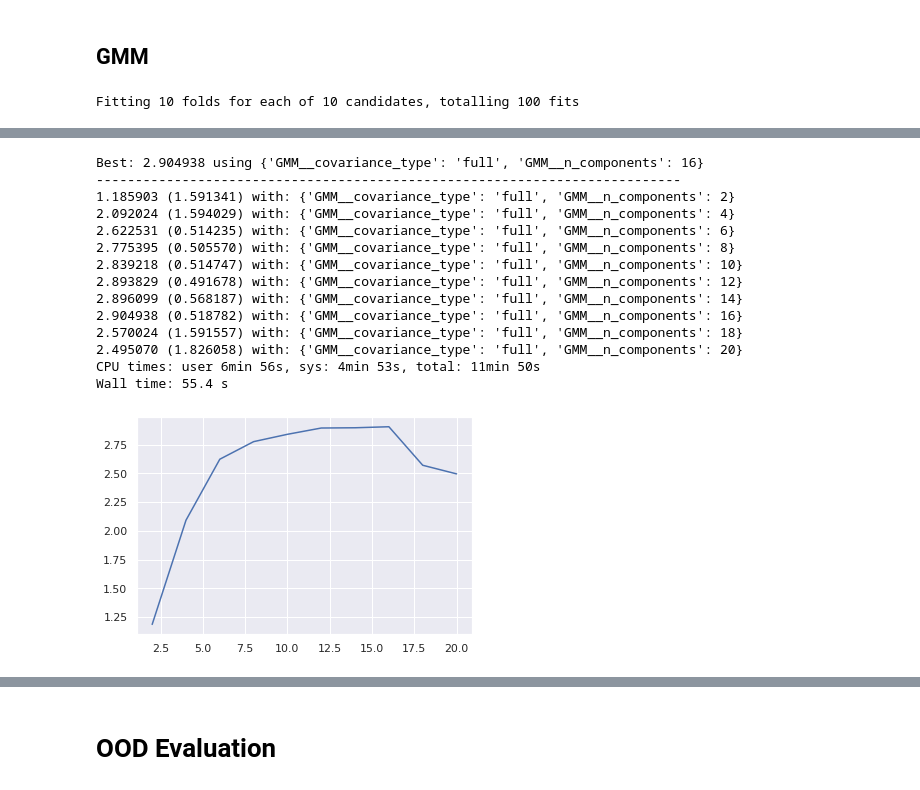
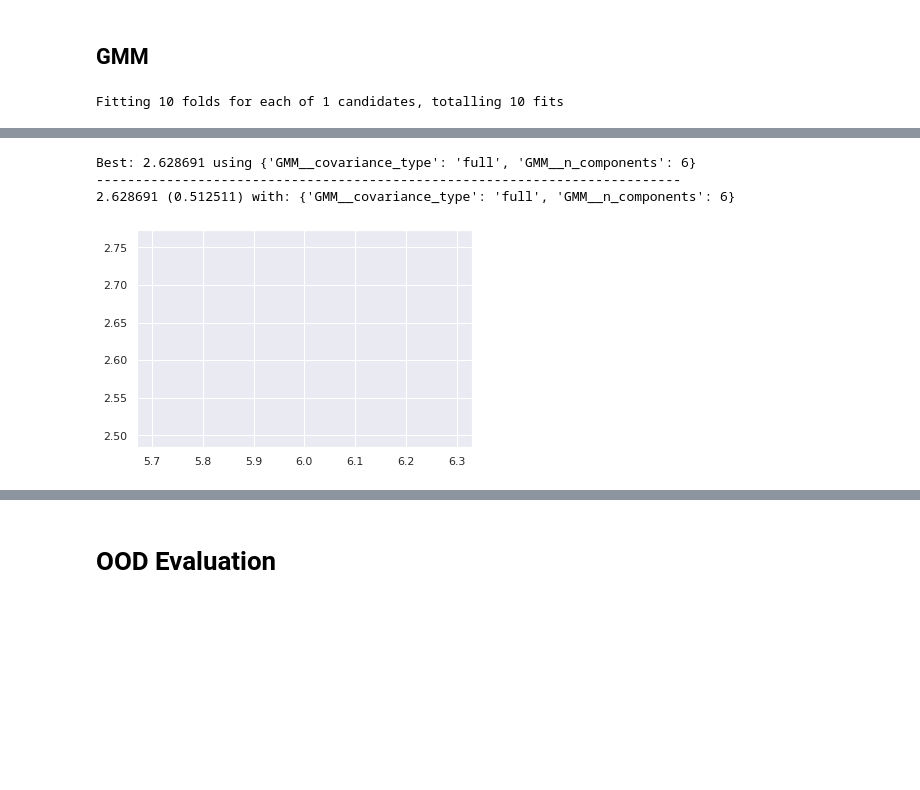
Before and after one commit to ahsanMah/NCSN-TF2.0, a Jupyter notebook: score_exploration/brain/ood_analysis.ipynb, the cells around one changed output, grey strips where cells are left out. Drawn from its saved outputs; the diff is of its cells as text; code cells hidden in the pictures; blank space fills up the shorter version.

```diff
--- a/score_exploration/brain/ood_analysis.ipynb
+++ b/score_exploration/brain/ood_analysis.ipynb
@@ -136,7 +138,7 @@ def load_outlier_data(age="1year"):
 min_size = 900
 x_outliers = []
 outlier_datasets = []
-ages = ["1year", "2year", "4year", "6year"]
+ages = ["1year", "2year", "4year", "6year", "8year", "10year"]
 for age in ages[0:]:
     x_outlier, test_size = load_outlier_data(age)
     print(age, test_size)
@@ -197,3 +201,7 @@ outlier_norms = [weighted_norm(scores) for scores in outlier_dists]
 # %% [output]
 CPU times: user 1min 9s, sys: 55.9 s, total: 2min 5s
 Wall time: 3min 22s
+# %%
+%%time
+outlier_dists_8_10 = [compute_scores(model, ood) for ood in outlier_datasets[-2:]]
+outlier_norms_8_10 = [weighted_norm(scores) for scores in outlier_dists_8_10]
@@ -204,3 +221,7 @@ for name, ood in zip(ages, outlier_norms):
 score_dict.keys()
 # %% [output]
 dict_keys(['train', 'test', '1year', '2year', '4year', '6year'])
+# %%
+score_dict["8year"] = outlier_norms_8_10[0].numpy()
+score_dict["10year"] = outlier_norms_8_10[1].numpy()
+score_dict.keys()
@@ -207,3 +230,6 @@ dict_keys(['train', 'test', '1year', '2year', '4year', '6year'])
 # %%
-with open("brain_scores.p", "wb") as f:
-    pickle.dump(score_dict, f)
+# with open("brain_scores.p", "wb") as f:
+#     pickle.dump(score_dict, f)
+
+with open("brain_scores.p", "rb") as f:
+    score_dict = pickle.load(f)
@@ -226,7 +292,7 @@ for i in range(3):
 ## GMM
 # %%
 %%time
-best_gmm_clf = train_gmm(X_train, verbose=True)
+best_gmm_clf = train_gmm(X_train, components_range=range(6,7,1), verbose=True)
 # %% [output]
-Fitting 10 folds for each of 10 candidates, totalling 100 fits
+Fitting 10 folds for each of 1 candidates, totalling 10 fits
 [Parallel(n_jobs=10)]: Using backend LokyBackend with 10 concurrent workers.
@@ -235,15 +301,4 @@ Fitting 10 folds for each of 10 candidates, totalling 100 fits
-Best: 2.904938 using {'GMM__covariance_type': 'full', 'GMM__n_components': 16}
+Best: 2.628691 using {'GMM__covariance_type': 'full', 'GMM__n_components': 6}
 ---------------------------------------------------------------------------
-1.185903 (1.591341) with: {'GMM__covariance_type': 'full', 'GMM__n_components': 2}
-2.092024 (1.594029) with: {'GMM__covariance_type': 'full', 'GMM__n_components': 4}
-2.622531 (0.514235) with: {'GMM__covariance_type': 'full', 'GMM__n_components': 6}
-2.775395 (0.505570) with: {'GMM__covariance_type': 'full', 'GMM__n_components': 8}
-2.839218 (0.514747) with: {'GMM__covariance_type': 'full', 'GMM__n_components': 10}
-2.893829 (0.491678) with: {'GMM__covariance_type': 'full', 'GMM__n_components': 12}
-2.896099 (0.568187) with: {'GMM__covariance_type': 'full', 'GMM__n_components': 14}
-2.904938 (0.518782) with: {'GMM__covariance_type': 'full', 'GMM__n_components': 16}
-2.570024 (1.591557) with: {'GMM__covariance_type': 'full', 'GMM__n_components': 18}
-2.495070 (1.826058) with: {'GMM__covariance_type': 'full', 'GMM__n_components': 20}
-CPU times: user 6min 56s, sys: 4min 53s, total: 11min 50s
-Wall time: 55.4 s
+2.628691 (0.512511) with: {'GMM__covariance_type': 'full', 'GMM__n_components': 6}
-[figure, old version]
+[figure, new version]
```
Also changed, not shown: parts of 43 cells of this notebook, 10 other files.
